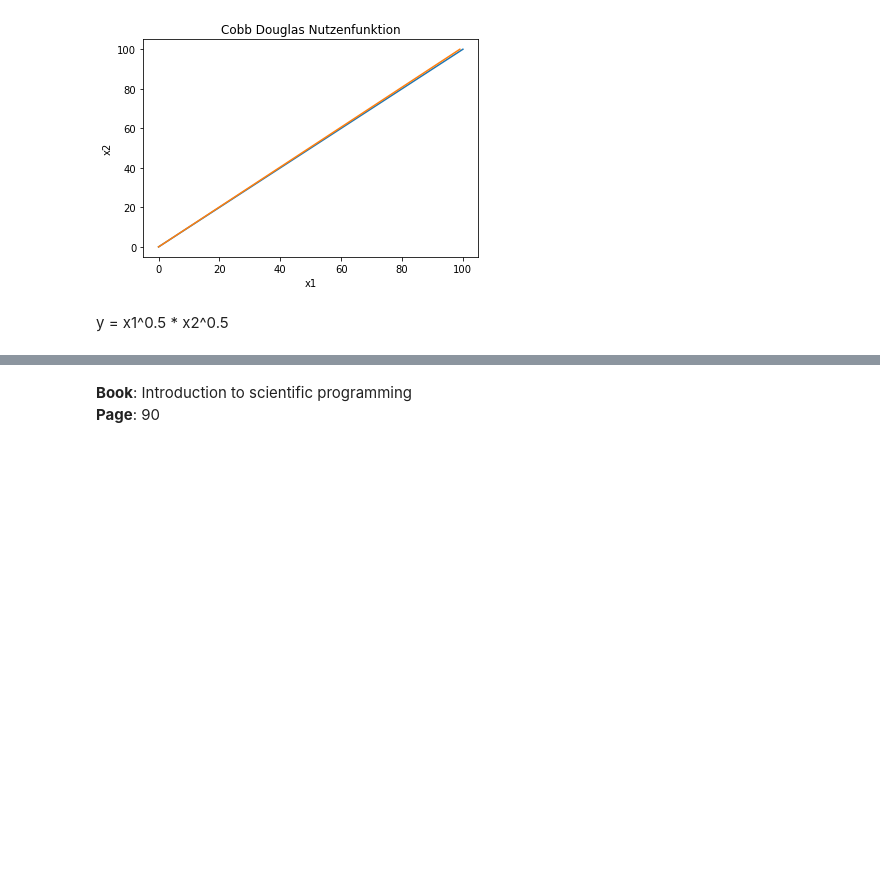
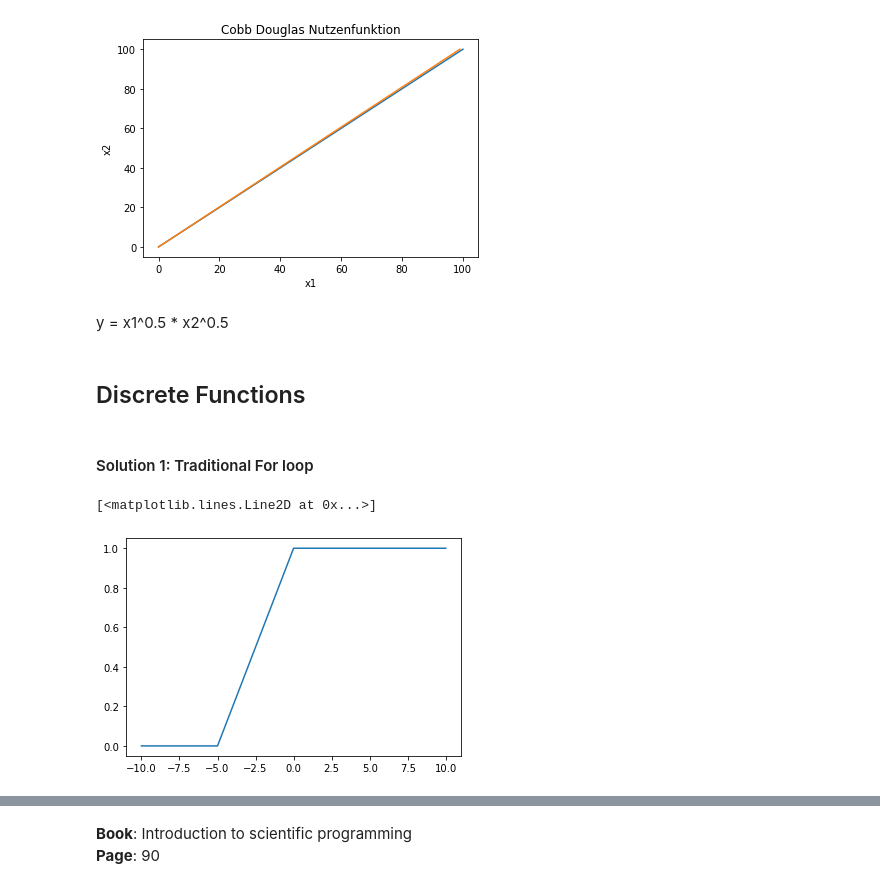
Before and after one commit to roman91DE/machine-learning, a Jupyter notebook: array-computing.ipynb, the cells around one changed output, grey strips where cells are left out. Drawn from its saved outputs; the diff is of its cells as text; code cells hidden in the pictures; blank space fills up the shorter version.

```diff
--- a/array-computing.ipynb
+++ b/array-computing.ipynb
@@ -132,3 +132,38 @@ plt.show()
 [figure]
 # %% [markdown]
 y = x1^0.5 * x2^0.5
+# %% [markdown]
+## Discrete Functions
+# %%
+def heaviside(x):
+    if x < 0:
+        return 0
+    return 1
+# %%
+x = np.linspace(-10,10,5)
+# y = heaviside(x)  -> doesnt work! truth value of an array with len > 1 is ambigous
+# -> [True, False, False , True] == True
+# %% [markdown]
+#### Solution 1: Traditional For loop
+# %%
+y = np.zeros(5)
+
+# traditional for loop assignment
+for ind,elem in enumerate(x):
+    y[ind] = heaviside(elem)
+
+# or modification of function
+def heaviside_vec(arr):
+    ret = np.zeros(len(arr))
+    for idx, elem in enumerate(arr):
+        if elem < 0:
+            ret[idx] = 0
+        else:
+            ret[idx] = 1
+    return ret
+
+y = heaviside_vec(x)
+plt.plot(x, y)
+# %% [output]
+[<matplotlib.lines.Line2D at 0x...>]
+[figure, added]
```
Also changed, not shown: parts of 4 cells of this notebook.
